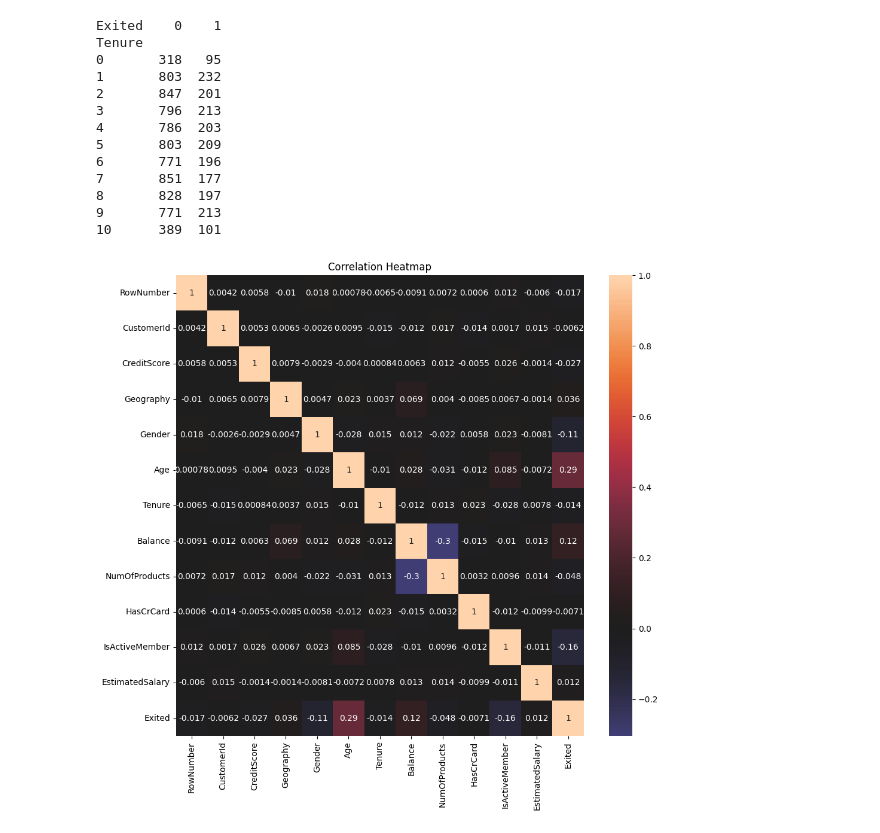
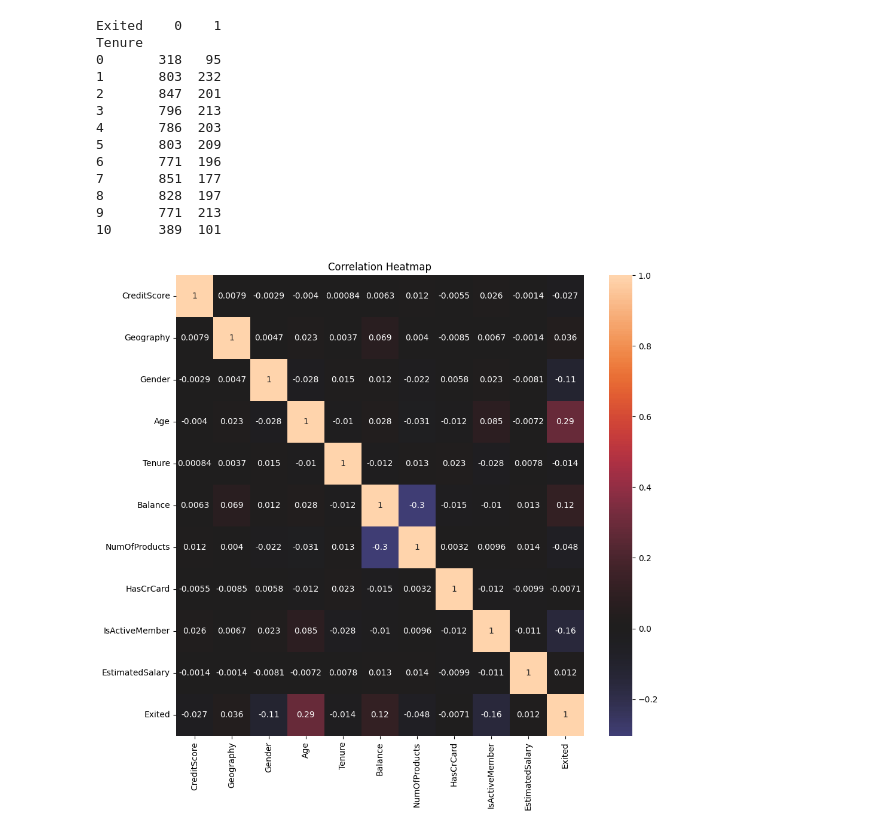
Before and after one commit to Guhan2348519/lab-task, a Jupyter notebook: lab_1_exercise.ipynb, the cells around one changed output. Saved outputs shown, nothing was run; the diff lists cells and outputs as text; code cells hidden in the pictures.

```diff
--- a/lab_1_exercise.ipynb
+++ b/lab_1_exercise.ipynb
@@ -293,8 +293,8 @@ Tenure
 10      389  101
 # %%
 plt.figure(figsize=(11, 10))
-sns.heatmap(churn_data.corr(), annot=True,  center=0)
+sns.heatmap(df.corr(), annot=True,  center=0)
 plt.title('Correlation Heatmap')
 plt.show()
 # %% [output]
-[figure, old version]
+[figure, new version]
```
